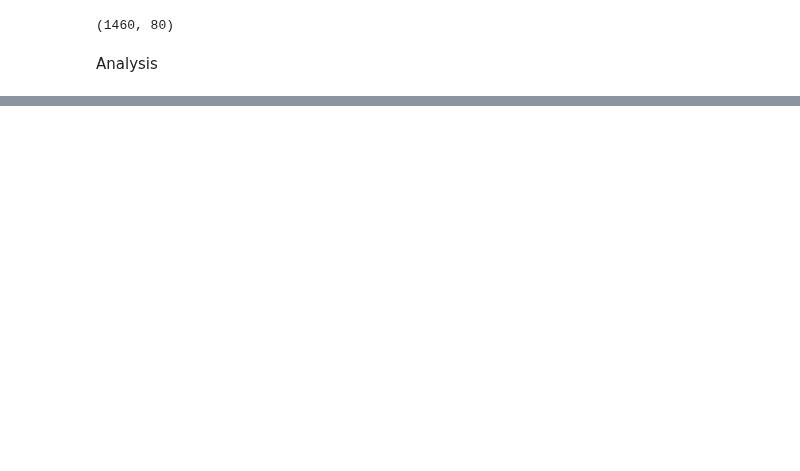
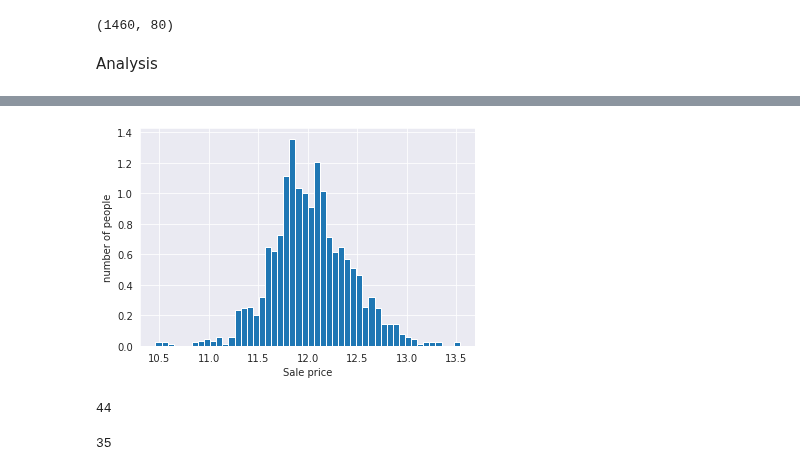
Before and after one commit to ChiefGitau/house_price_prediction, a Jupyter notebook: notebook/housing.ipynb, the cells around one changed output, grey strips where cells are left out. Cells and saved outputs as stored; diff of their text form; code cells hidden in the pictures; blank space fills up the shorter version.

```diff
--- a/notebook/housing.ipynb
+++ b/notebook/housing.ipynb
@@ -53,0 +63,20 @@ Analysis
+# %%
+#improving the distrubution using log
+
+np.log(data['SalePrice']).hist(bins = 50, density = True)
+plt.ylabel('number of people')
+plt.xlabel('Sale price')
+plt.show()
+# %% [output]
+[figure, added]
+# %%
+#variable Types
+#idetifying categorical vairbles
+
+cat_vars = [var for var in data.columns if data.dtypes[var] == 'O']
+
+cat_vars = cat_vars + ['MSSubClass']
+
+len(cat_vars)
+# %% [output]
+44
@@ -53,0 +86,7 @@ Analysis
+# %%
+num_vars = [var for var in data.columns if var not in cat_vars and var != 'SalePrice'
+            ]
+
+len(num_vars)
+# %% [output]
+35
```
Also changed, not shown: parts of 24 cells of this notebook.
